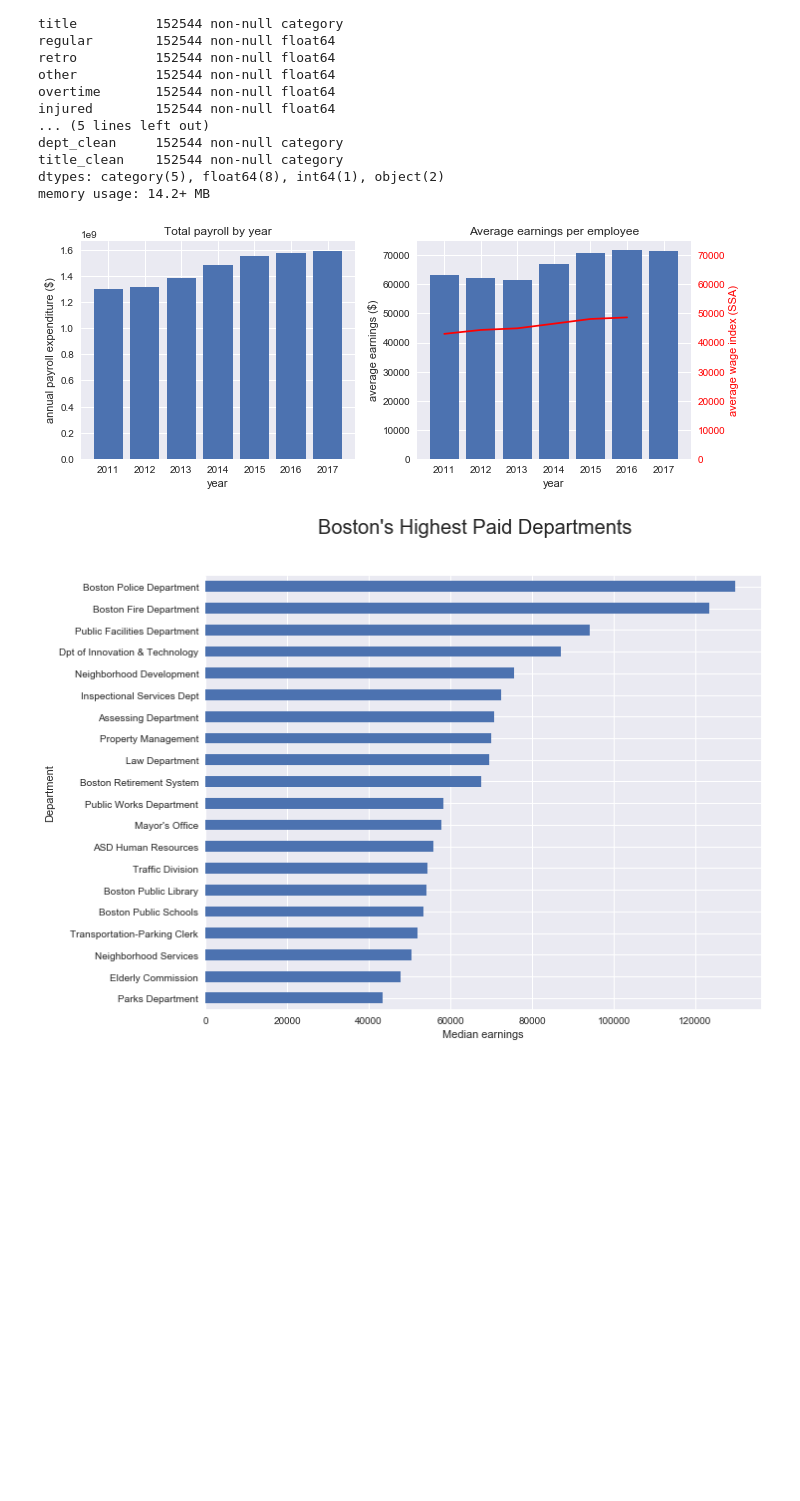
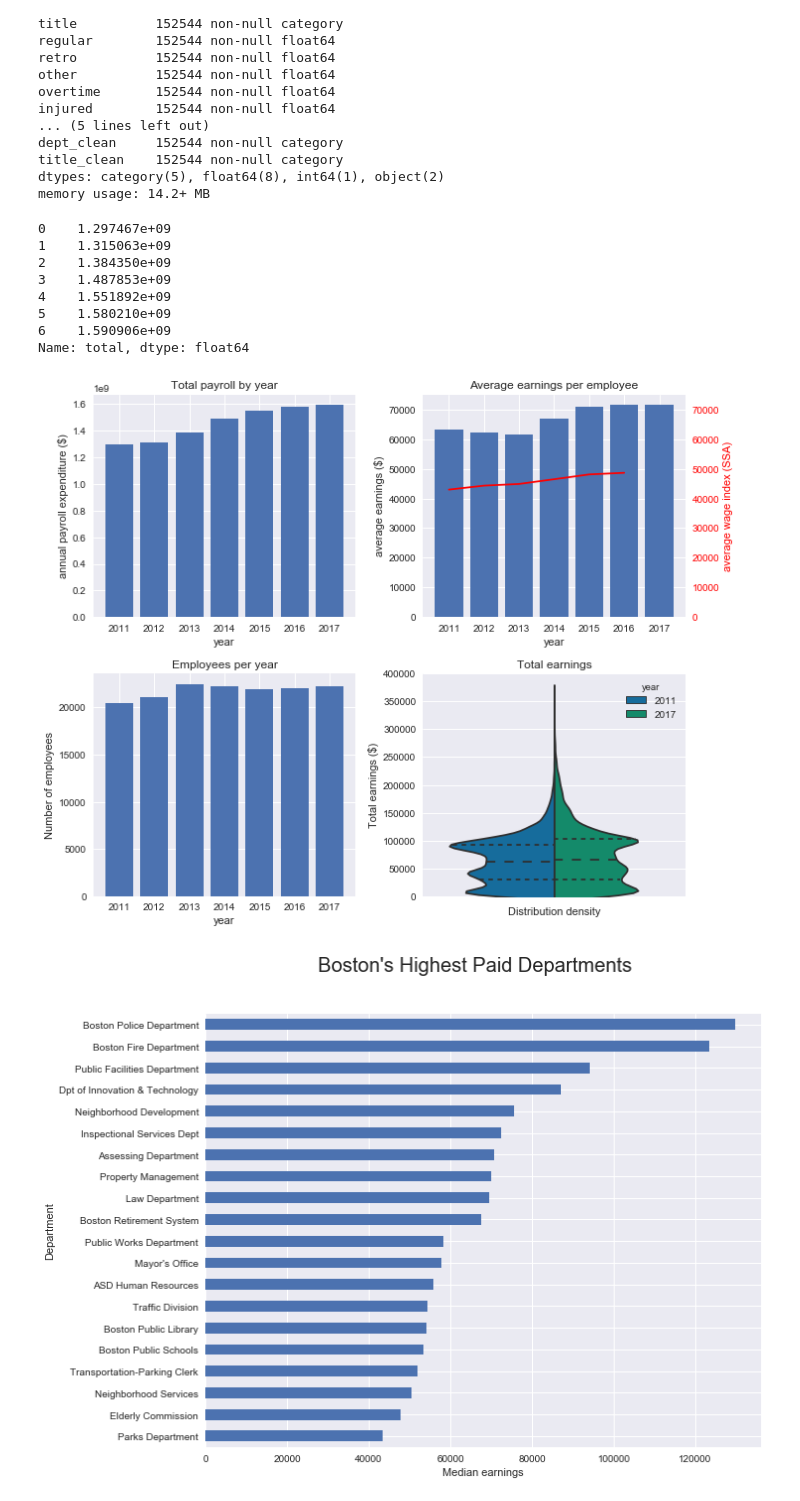
Before and after one commit to Turanga1/Springboard_DataScience, a Jupyter notebook: Capstone 1 - Boston Earnings Report/boston_earnings_analysis.ipynb, the cells around one changed output. Drawn from its saved outputs; the diff is of its cells as text; code cells hidden in the pictures; blank space fills up the shorter version.

```diff
--- a/Capstone 1 - Boston Earnings Report/boston_earnings_analysis.ipynb
+++ b/Capstone 1 - Boston Earnings Report/boston_earnings_analysis.ipynb
@@ -41,45 +41,71 @@ total_payroll = earnings.groupby(earnings['year'])[['total', 'name']]\
                         .agg({'total': np.sum, 'name': 'count'})\
                         .reset_index()\
                         .set_index('year')
 total_payroll['epc'] = total_payroll['total'] / total_payroll['name'] # average earnings per capita
-# total_payroll['yoy'] = total_payroll['epc']
 total_payroll = total_payroll.reset_index()
 
 """
 Average wage index (AWI) for the United States
 Source: https://www.ssa.gov/oact/cola/awidevelop.html
 """
-awi = [42979.61, 44321.67, 44888.16, 46481.52, 48098.63, 48642.15] # years 2011-2016
+awi = [42979.61, 44321.67, 44888.16, 46481.52, 48098.63, 48642.15] # AWI, years 2011-2016
 
 x = total_payroll['year']
 y1 = total_payroll['total']
 y2 = total_payroll['epc']
-fig, (ax1, ax2) = plt.subplots(1, 2, figsize=(10, 4))
+y3 = total_payroll['name']
+y4 = earnings[['regular', 'total', 'year']].loc[(earnings['year'] == '2011') | (earnings['year'] == '2017')]
+y4['all'] = ''
+y4['year'] = y4['year'].astype('str')  # bug in pandas or Seaborn? Will not work with categorical data.
+print(y1)
+
+fig, ((ax1, ax2), (ax3, ax4)) = plt.subplots(2, 2, figsize=(10, 8))
 
 ax1.bar(x, y1)
 ax1.set_xlabel('year')
 ax1.set_ylabel('annual payroll expenditure ($)')
 ax1.set_title('Total payroll by year')
 
 ax2.bar(x, y2)
 ax2.set_xlabel('year')
 ax2.set_ylabel('average earnings ($)')
 ax2.set_title('Average earnings per employee')
 ax2.set_ylim(0, 75000)
 
-ax3 = ax2.twinx()
-# ax3 = ax2.twiny()
-ax3.plot(awi, color='r')
-ax3.set_ylabel('average wage index (SSA)', color='r')
-ax3.tick_params('y', colors='r')
-ax3.set_ylim(0, 75000)
+ax2b = ax2.twinx()
+ax2b.plot(awi, color='r')
+ax2b.set_ylabel('average wage index (SSA)', color='r')
+ax2b.tick_params('y', colors='r')
+ax2b.set_ylim(0, 75000)
+ax2b.set_xlabel('')
 # plt.axis('off')
-plt.tick_params(axis='both', left='off', top='off', right='off', bottom='off', labelleft='off', labeltop='off', labelright='on', labelbottom='off')
-ax3.axes.grid(False)
+# plt.tick_params(axis='both', left='off', top='off', right='off', bottom='off', labelleft='off', labeltop='off', labelright='on', labelbottom='off')
+ax2b.axes.grid(False)
+
+ax3.bar(x, y3)
+ax3.set_xlabel('year')
+ax3.set_ylabel('Number of employees')
+ax3.set_title('Employees per year')
+
+sns.violinplot(x='all', y='total', data=y4, hue='year', split=True, inner='quartile', \
+               palette='colorblind', orient='v', ax=ax4)
+ax4.set_xlabel('Distribution density')
+ax4.set_ylabel('Total earnings ($)')
+ax4.set_title('Total earnings')
+ax4.set_ylim(0, 400000)
+
 plt.tight_layout()
 plt.show()
 # %% [output]
+0    1.297467e+09
+1    1.315063e+09
+2    1.384350e+09
+3    1.487853e+09
+4    1.551892e+09
+5    1.580210e+09
+6    1.590906e+09
+Name: total, dtype: float64
-[figure, old version]
+[figure, new version]
 # %%
 # Median earnings by department for 2017. Small departments are excluded for better statistics.
 
```
Also changed, not shown: parts of 2 cells of this notebook.
